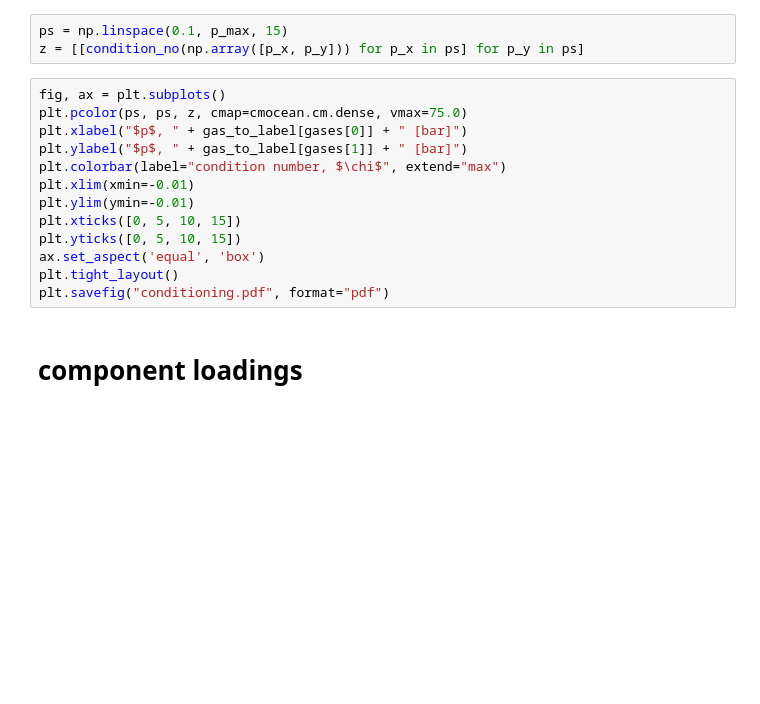
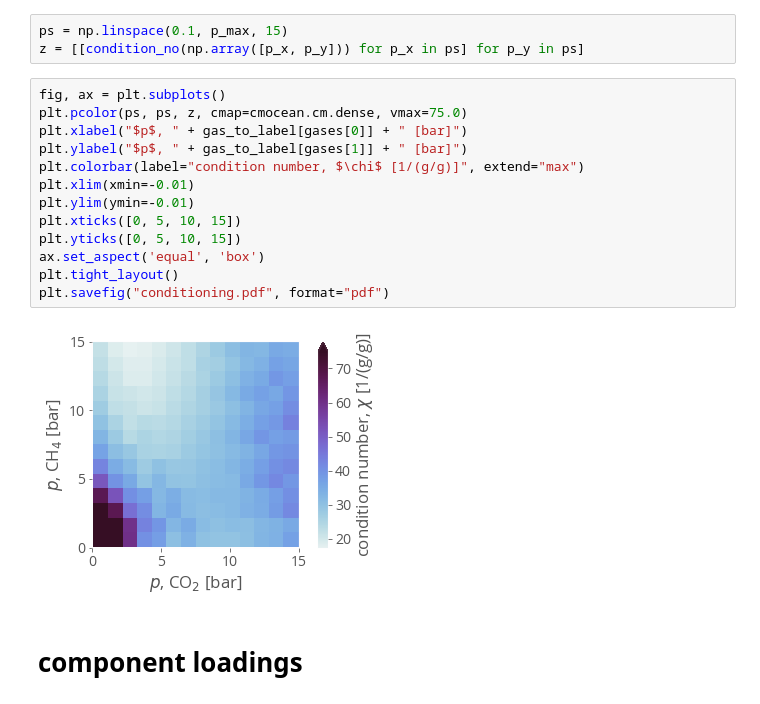
Before and after one commit to SimonEnsemble/nonlinear_sensing, a Jupyter notebook: viz mapping.ipynb, the cells around one changed output. Saved outputs shown, nothing was run; the diff lists cells and outputs as text; blank space fills up the shorter version.

```diff
--- a/viz mapping.ipynb
+++ b/viz mapping.ipynb
@@ -646,16 +626,18 @@ z = [[condition_no(np.array([p_x, p_y])) for p_x in ps] for p_y in ps]
 # %%
 fig, ax = plt.subplots()
 plt.pcolor(ps, ps, z, cmap=cmocean.cm.dense, vmax=75.0)
 plt.xlabel("$p$, " + gas_to_label[gases[0]] + " [bar]")
 plt.ylabel("$p$, " + gas_to_label[gases[1]] + " [bar]")
-plt.colorbar(label="condition number, $\chi$", extend="max")
+plt.colorbar(label="condition number, $\chi$ [1/(g/g)]", extend="max")
 plt.xlim(xmin=-0.01)
 plt.ylim(ymin=-0.01)
 plt.xticks([0, 5, 10, 15])
 plt.yticks([0, 5, 10, 15])
 ax.set_aspect('equal', 'box')
 plt.tight_layout()
 plt.savefig("conditioning.pdf", format="pdf")
+# %% [output]
+[figure, added]
 # %% [markdown]
 # component loadings
 # %%
```
Also changed, not shown: parts of 4 cells of this notebook.
